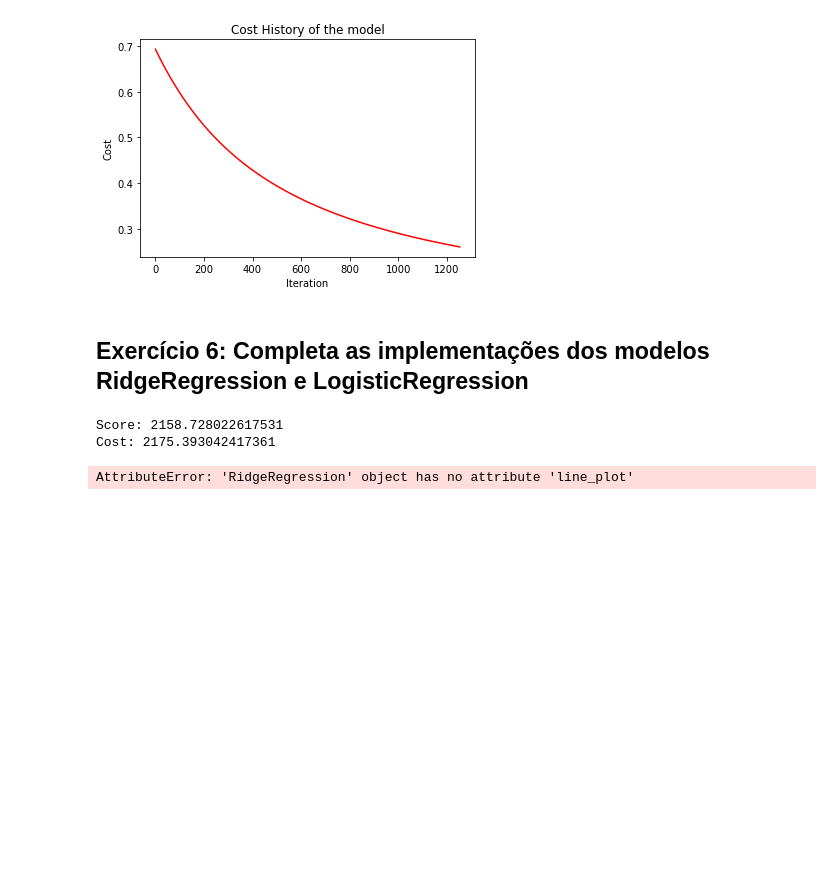
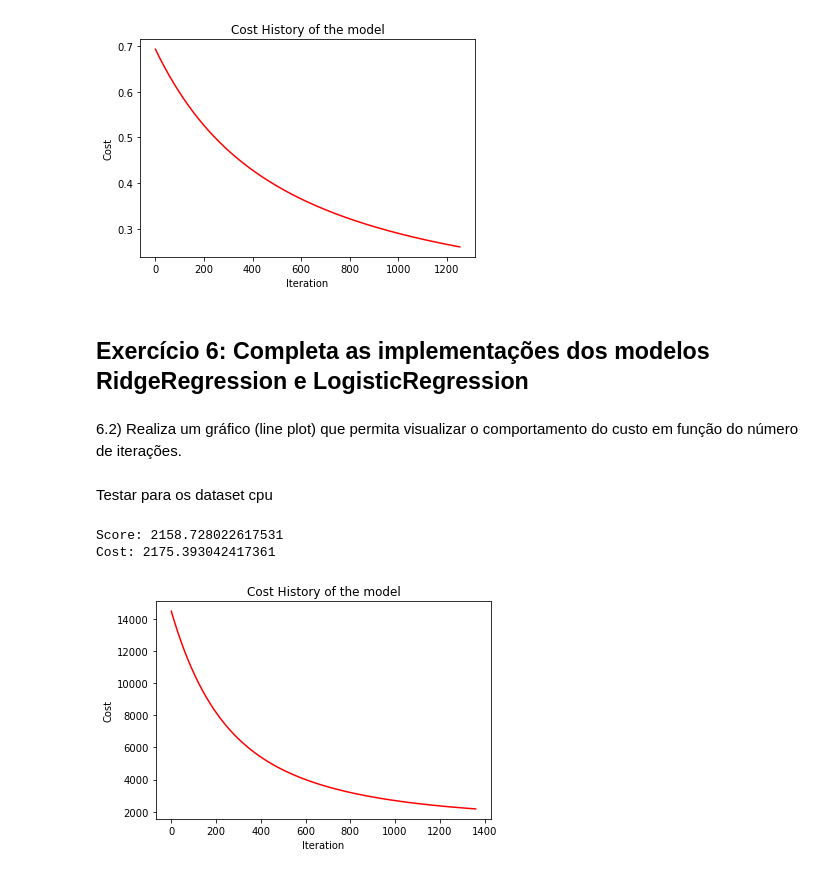
Before and after one commit to beatrizsilva16/si, a Jupyter notebook: Exercícios_Av/Aula5.ipynb, the cells around one changed output. Drawn from its saved outputs; the diff is of its cells as text; code cells hidden in the pictures; blank space fills up the shorter version.

```diff
--- a/Exercícios_Av/Aula5.ipynb
+++ b/Exercícios_Av/Aula5.ipynb
@@ -62,34 +64,36 @@ lr.cost_function_plot()
 [figure]
 # %% [markdown]
 ## Exercício 6: Completa as implementações dos modelos RidgeRegression e LogisticRegression
+# %% [markdown]
+6.2) Realiza um gráfico (line plot) que permita visualizar o comportamento do custo
+em função do número de iterações.
+# %% [markdown]
+Testar para os dataset cpu
 # %%
 from si.linear_model.ridge_regression import RidgeRegression
-from si.linear_model.logistic_regression import LogisticRegression
 from si.model_selection.split import train_test_split
 from sklearn.preprocessing import StandardScaler
-import matplotlib.pyplot as plt
 import sys
 PATHS = ["si/src/si/data", "src/si/io_folder"]
 sys.path.append(PATHS)
 from si.io_folder.csv_file import read_csv
 cpu_dataset = read_csv('C:/Users/beatr/Mestrado/2ºano/si/datasets/cpu.csv', sep=',', features=True, label=True)
-
 
 #standardization
 cpu_dataset.X = StandardScaler().fit_transform(cpu_dataset.X)
 #split dataset
 train_dataset, test_dataset = train_test_split(cpu_dataset)
 #logistic regression
 rg = RidgeRegression(max_iter=2000)
 rg.fit(train_dataset)
 rg.predict(train_dataset)
 score = rg.score(train_dataset)
 print(f"Score: {score}")
 cost = rg.cost(train_dataset)
 print(f"Cost: {cost}")
 #graph
-rg.line_plot()
+rg.cost_function_plot()
 # %% [output]
 Score: 2158.728022617531
 Cost: 2175.393042417361
-AttributeError: 'RidgeRegression' object has no attribute 'line_plot'
+[figure, added]
```
Also changed, not shown: parts of 3 cells of this notebook.
